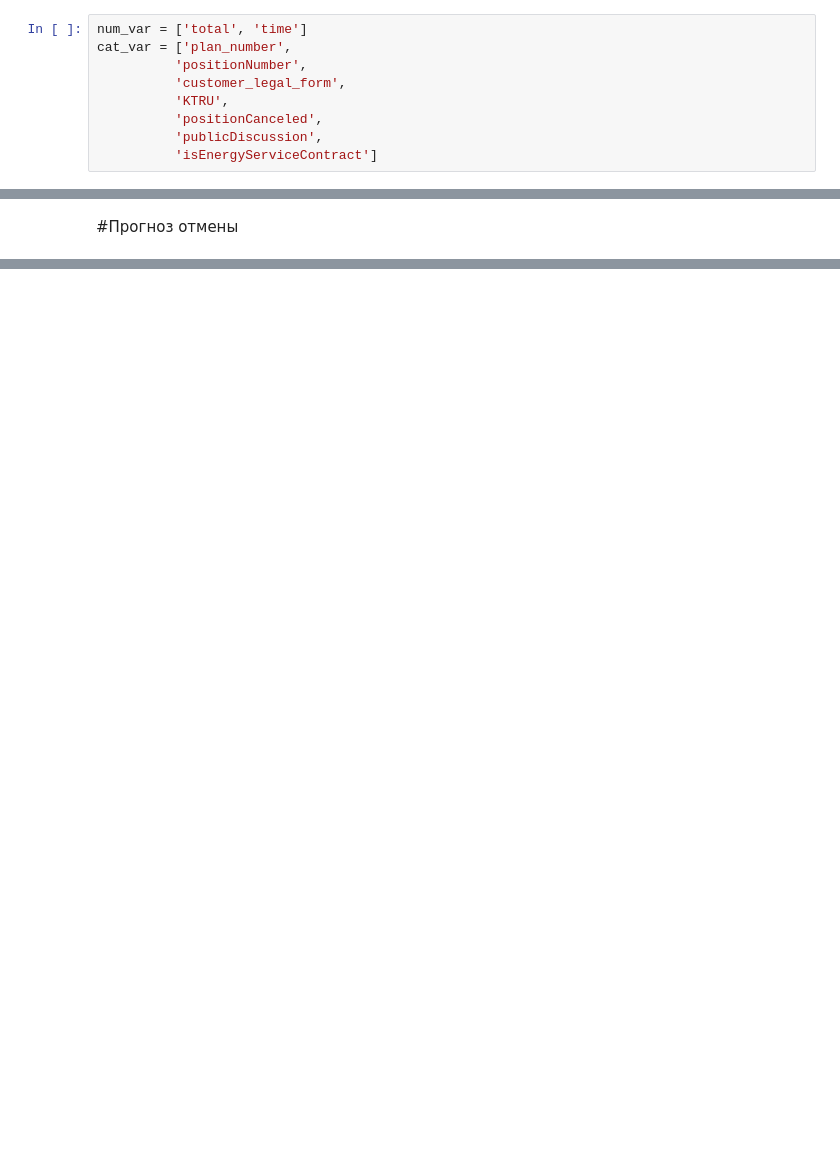
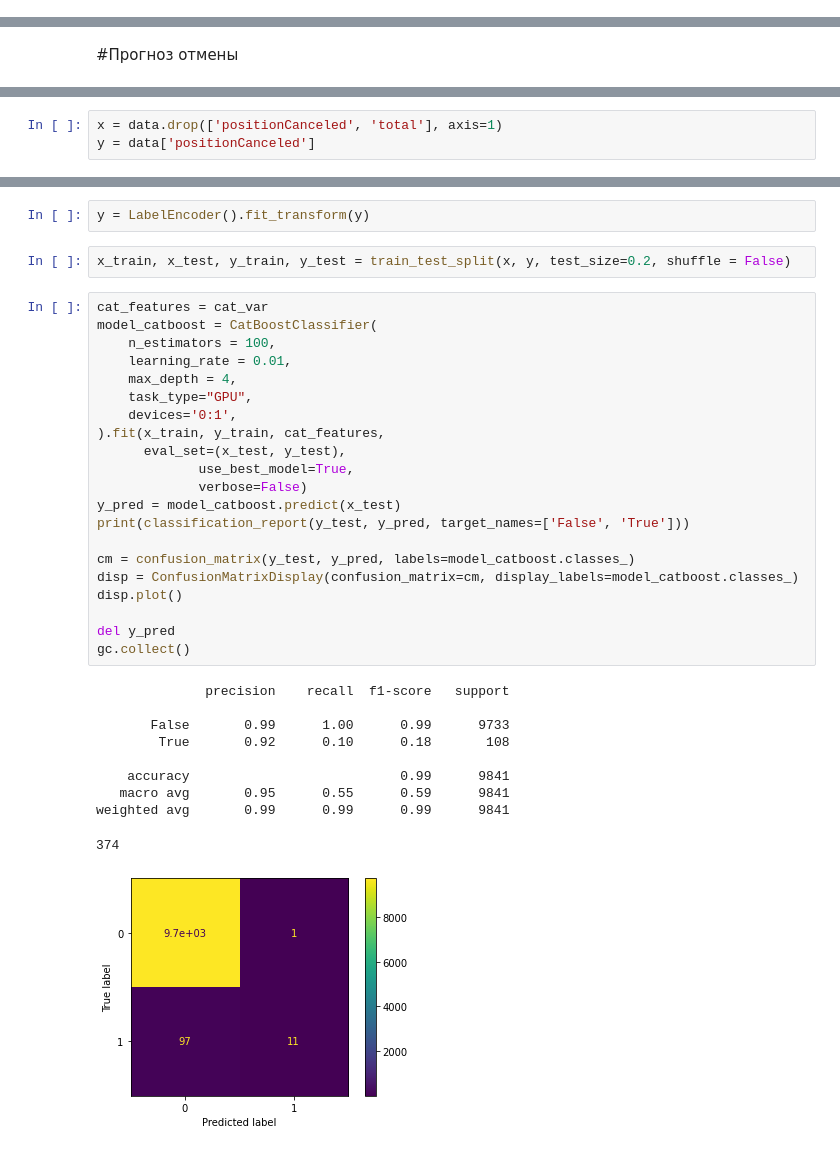
Before and after one commit to danil99152/prediction-of-government-tenders, a Jupyter notebook: auction_prediction.ipynb, the cells around one changed output, grey strips where cells are left out. Saved outputs shown, nothing was run; the diff lists cells and outputs as text; blank space fills up the shorter version.

```diff
--- a/auction_prediction.ipynb
+++ b/auction_prediction.ipynb
@@ -111,15 +133,6 @@ min      1.000000e-02
 75%      2.999925e+05
 max      7.154803e+09
 Name: total, dtype: float64
-# %%
-num_var = ['total', 'time']
-cat_var = ['plan_number',
-          'positionNumber',
-          'customer_legal_form',
-          'KTRU',
-          'positionCanceled',
-          'publicDiscussion',
-          'isEnergyServiceContract']
 # %%
 # Мода, медиана, среднее
 result = {'mode': [], 'median': [], 'mean': []}
@@ -323,0 +555,3 @@ gc.collect()
+# %%
+x = data.drop(['positionCanceled', 'total'], axis=1)
+y = data['positionCanceled']
@@ -323,0 +570,36 @@ gc.collect()
+# %%
+y = LabelEncoder().fit_transform(y)
+# %%
+x_train, x_test, y_train, y_test = train_test_split(x, y, test_size=0.2, shuffle = False)
+# %%
+cat_features = cat_var
+model_catboost = CatBoostClassifier(
+    n_estimators = 100,
+    learning_rate = 0.01,
+    max_depth = 4,
+    task_type="GPU",
+    devices='0:1',
+).fit(x_train, y_train, cat_features,
+      eval_set=(x_test, y_test),
+             use_best_model=True,
+             verbose=False)
+y_pred = model_catboost.predict(x_test)
+print(classification_report(y_test, y_pred, target_names=['False', 'True']))
+
+cm = confusion_matrix(y_test, y_pred, labels=model_catboost.classes_)
+disp = ConfusionMatrixDisplay(confusion_matrix=cm, display_labels=model_catboost.classes_)
+disp.plot()
+
+del y_pred
+gc.collect()
+# %% [output]
+              precision    recall  f1-score   support
+
+       False       0.99      1.00      0.99      9733
+        True       0.92      0.10      0.18       108
+
+    accuracy                           0.99      9841
+   macro avg       0.95      0.55      0.59      9841
+weighted avg       0.99      0.99      0.99      9841
+374
+[figure, added]
```
Also changed, not shown: parts of 31 cells of this notebook.
